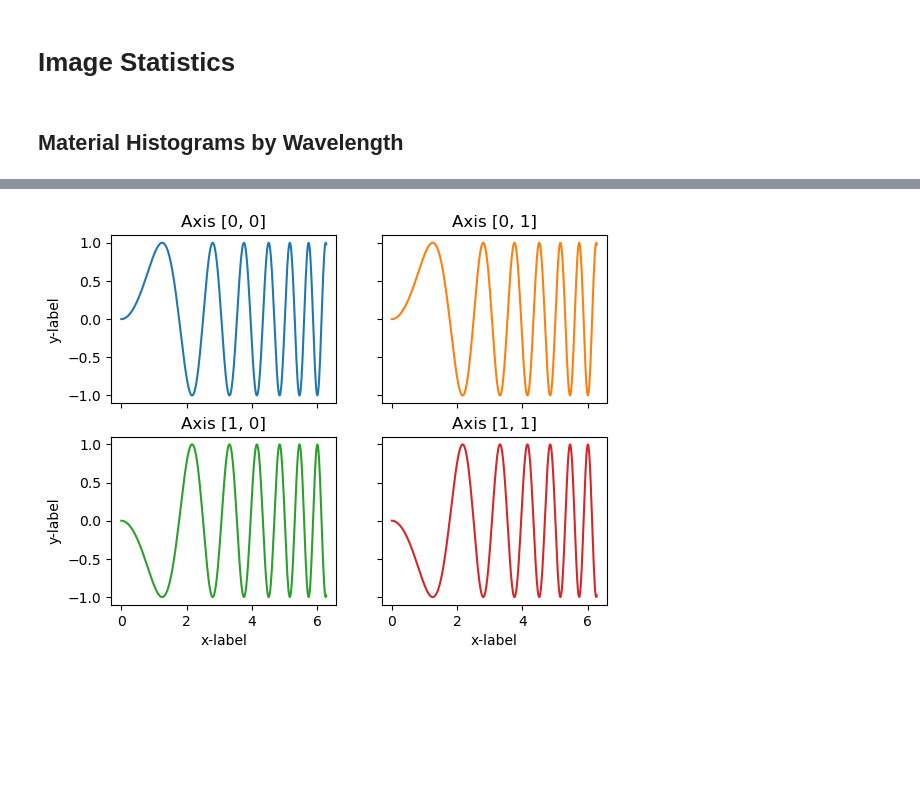
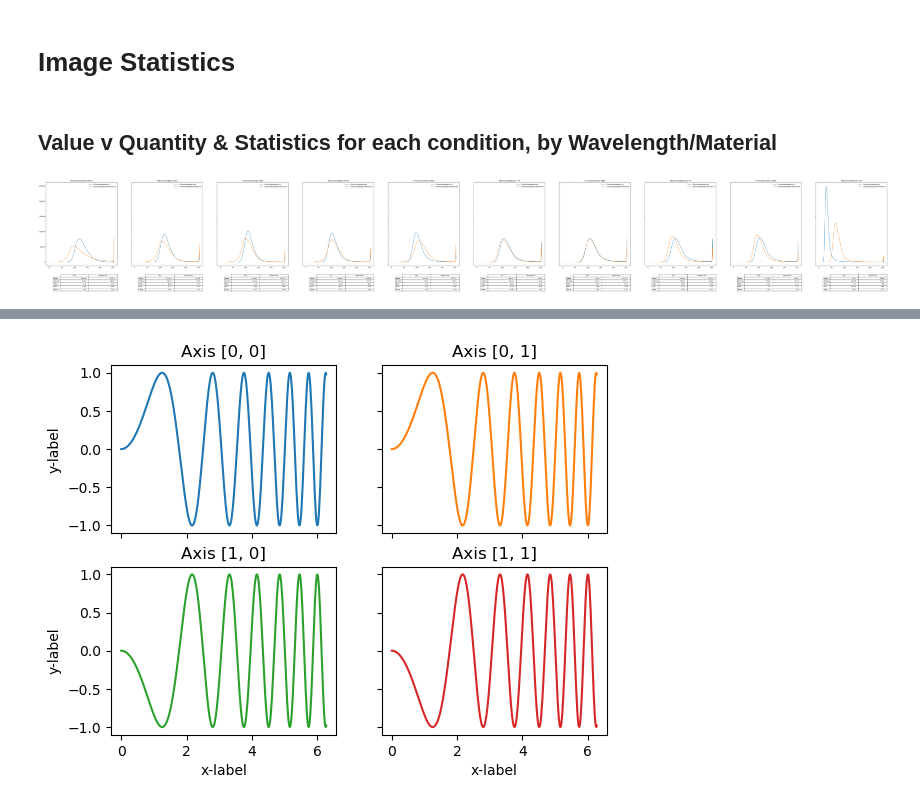
Before and after one commit to jfan14mc/Sand-Image-Anaylsis, a Jupyter notebook: imageTesting.ipynb, the cells around one changed output, grey strips where cells are left out. Drawn from its saved outputs; the diff is of its cells as text; code cells hidden in the pictures; blank space fills up the shorter version.

```diff
--- a/imageTesting.ipynb
+++ b/imageTesting.ipynb
@@ -252,6 +240,75 @@ np.array(sorted([*staticValues.index]))
 NameError: name 'statics' is not defined
 # %% [markdown]
 # Image Statistics
-# %% [markdown]
-## Material Histograms by Wavelength
+# %% [markdown]
+## Value v Quantity & Statistics for each condition, by Wavelength/Material
+# %%
+#gets the histogram and calculates the stats of the histogram for all the conditions of the same material in the same wavelength, then graphs displays them on a single graph/table.
+#repeats for all the wavelengths recorded.
+def hist(ax_number, image, label):
+     ax = ax_number.plot(pd.DataFrame(PIL.Image.open(image).histogram()), label = name)
+     ax_number.legend(loc='best') #bbox_to_anchor=(0.5, -0.1)
+     axs[axsCount].set_title(material + " " + wave.replace('-','')[:-5])
+
+     return ax
+
+def statList(image):
+    return [np.mean(image, axis=(0, 1)).round(2),
+            np.std(image, axis=(0, 1)).round(2),
+            scipy.stats.median_abs_deviation(image, axis = (0,1)),
+            round(scipy.stats.kurtosis(image, axis = (0,1)),2),
+            round(scipy.stats.skew(image, axis = (0,1)),2)]
+
+def ioOpen(image):
+    return io.imread(image)
+
+def waveList(addr):
+     wavelengths = []
+     addresses = glob.glob(search)
+     for address in addresses:
+          wavelengths.append(os.path.basename(address))
+     return [*np.unique(wavelengths)]
+
+
+# User input
+material = "750umGlassBead"
+
+#finding the wavelengths present in the folder
+base = '/Users/fanjx1/Documents/SandImages/'
+search = os.path.join(base, 'Composites', '*' + material + '*', '*')
+waves = waveList(search)
+stats = {}
+
+fig, axs = plt.subplots(1,len(waves), figsize = ((len(waves)*10),10), sharey = True)
+
+
+axsCount = 0
+for wave in waves:
+     materialsInWave = glob.glob('/Users/fanjx1/Documents/SandImages/Composites/*' + material + '*/*' + wave + '*')
+     #display(materialsInWave)
+     for mat in materialsInWave:
+          name = os.path.basename(os.path.dirname(mat))
+          hist(axs[axsCount], mat, name)
+
+          matName = os.path.basename(os.path.dirname(mat))
+          stats[matName] = statList(ioOpen(mat))
+
+     statComparison = pd.DataFrame(stats, index = ['Mean', 'Std Dev', 'MAD', 'Kurt', 'Skew'])
+
+     columnTruncated = [column.partition('-')[2] for column in statComparison.columns]
+     stats.clear()
+     wavelengthStats = mpl.table.table(axs[axsCount],
+                     cellText= statComparison.values,
+                     colLabels = columnTruncated,
+                     rowLabels = statComparison.index,
+                     bbox = (0.2,-0.3,0.8,0.2))
+     wavelengthStats.auto_set_font_size(False)
+     wavelengthStats.set_fontsize(10)
+     axsCount += 1
+
+materialName = os.path.basename(os.path.dirname(mat)).partition('-')[0]
+pictureName = material + 'Histogram.png'
+fig.savefig(os.path.join(base, 'ImageStatistics', materialName, pictureName), bbox_inches= 'tight')
+# %% [output]
+[figure, added]
 # %%
```
Also changed, not shown: parts of 26 cells of this notebook.
